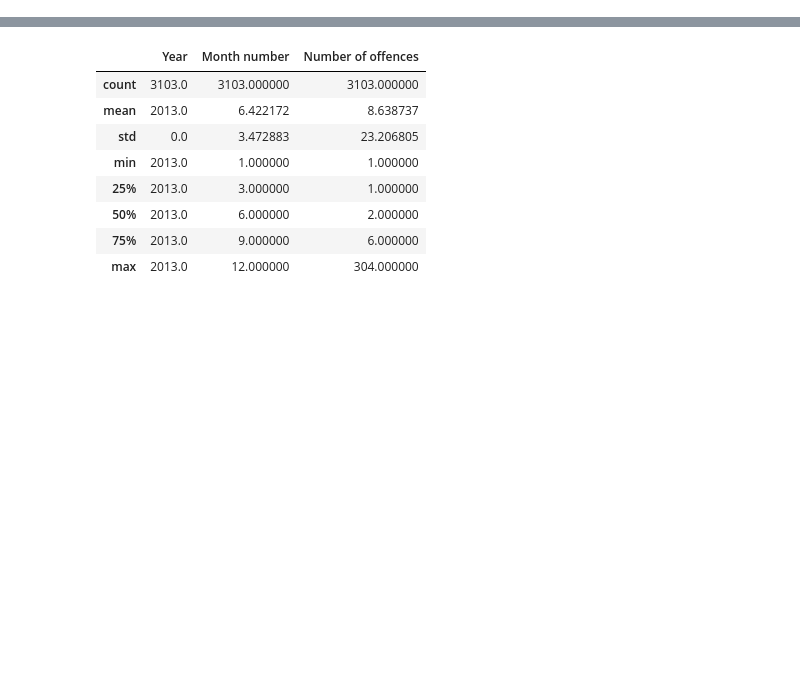
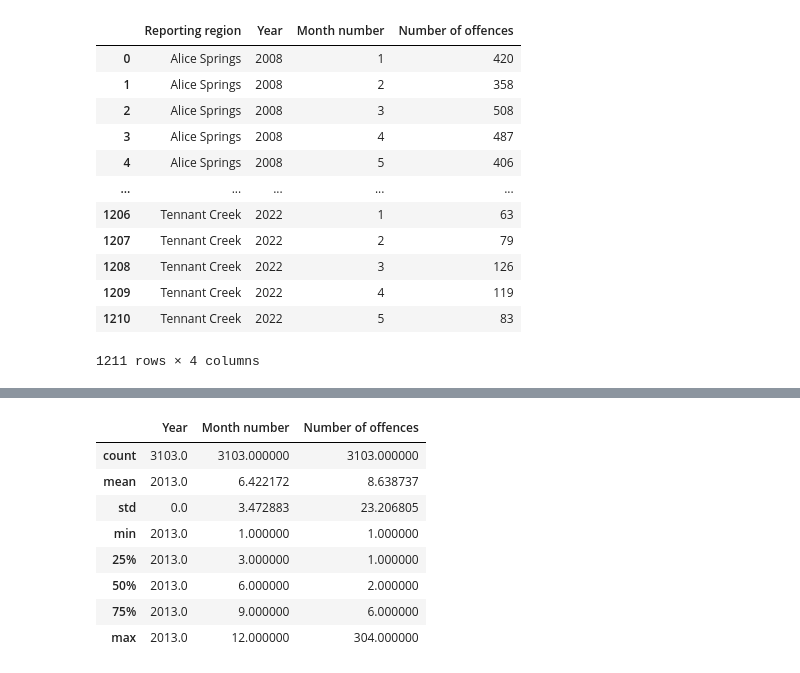
Before and after one commit to ShantiRoseCodes/solo_project, a Jupyter notebook: Domestic Violence.ipynb, the cells around one changed output, grey strips where cells are left out. Saved outputs shown, nothing was run; the diff lists cells and outputs as text; code cells hidden in the pictures; blank space fills up the shorter version.

```diff
--- a/Domestic Violence.ipynb
+++ b/Domestic Violence.ipynb
@@ -40,0 +81,17 @@ nt_df.columns = [colname.strip() for colname in nt_df.columns]
+# %%
+region_month_year_df = pd.DataFrame(nt_df.groupby(['Reporting region', 'Year', 'Month number'])['Number of offences'].sum().reset_index())
+region_month_year_df
+# %% [output]
+|  | Reporting region | Year | Month number | Number of offences |
+| 0 | Alice Springs | 2008 | 1 | 420 |
+| 1 | Alice Springs | 2008 | 2 | 358 |
+| 2 | Alice Springs | 2008 | 3 | 508 |
+| 3 | Alice Springs | 2008 | 4 | 487 |
+| 4 | Alice Springs | 2008 | 5 | 406 |
+| ... | ... | ... | ... | ... |
+| 1206 | Tennant Creek | 2022 | 1 | 63 |
+| 1207 | Tennant Creek | 2022 | 2 | 79 |
+| 1208 | Tennant Creek | 2022 | 3 | 126 |
+| 1209 | Tennant Creek | 2022 | 4 | 119 |
+| 1210 | Tennant Creek | 2022 | 5 | 83 |
+1211 rows × 4 columns
```
Also changed, not shown: parts of 17 cells of this notebook.
